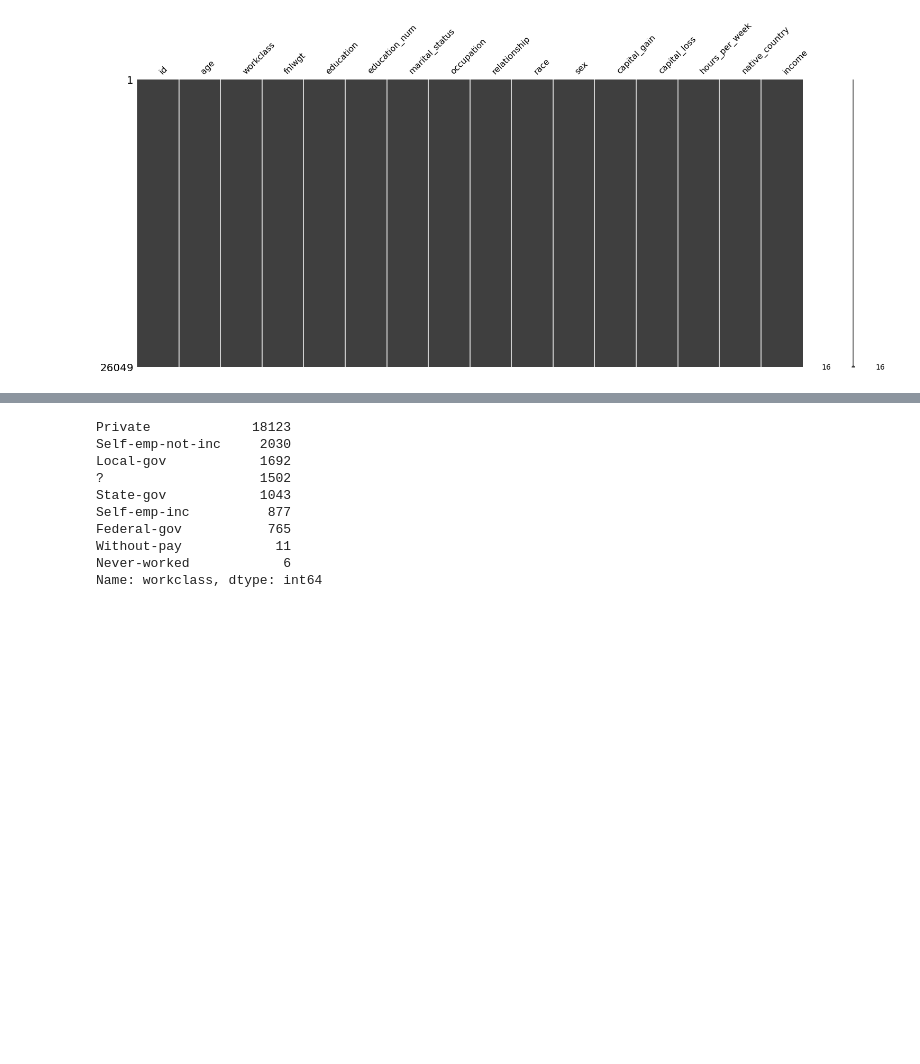
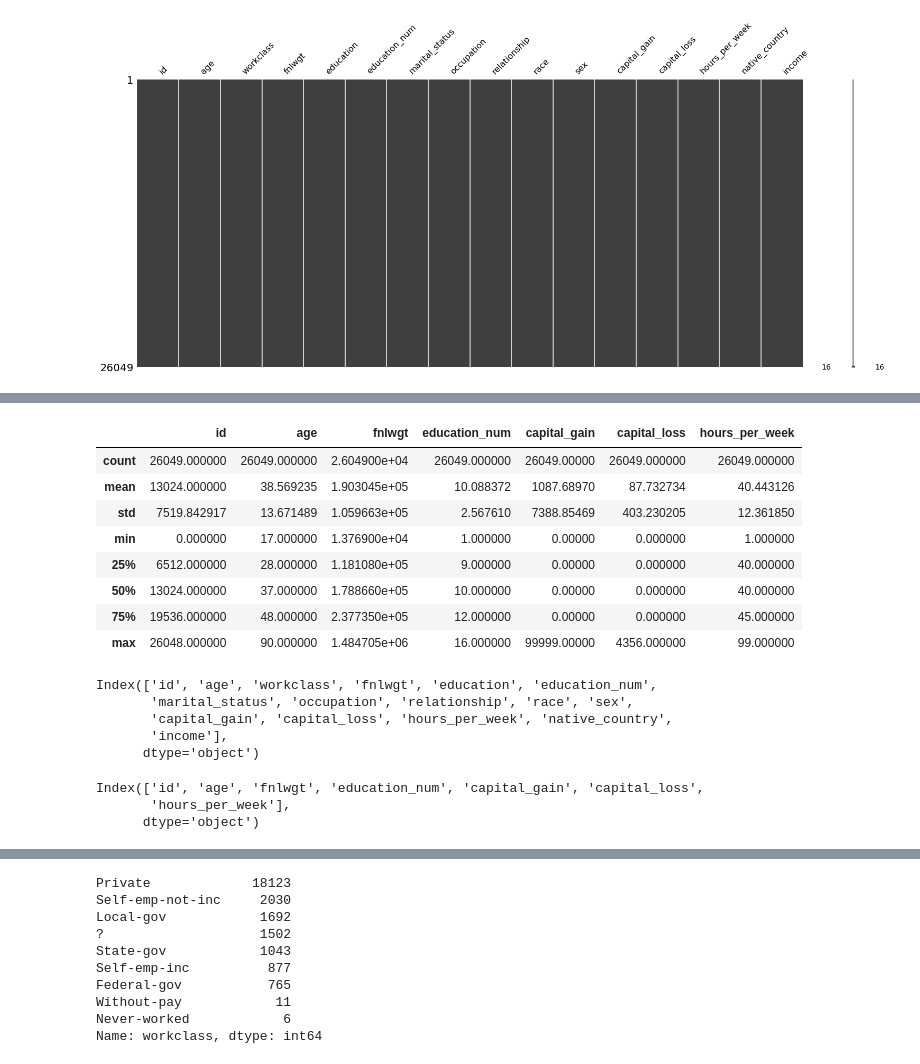
Before and after one commit to gon2gon2/study, a Jupyter notebook: Tacademy/kaggle/gon2gon2.ipynb, the cells around one changed output, grey strips where cells are left out. Drawn from its saved outputs; the diff is of its cells as text; code cells hidden in the pictures; blank space fills up the shorter version.

```diff
--- a/Tacademy/kaggle/gon2gon2.ipynb
+++ b/Tacademy/kaggle/gon2gon2.ipynb
@@ -21,0 +10,4 @@ sample = pd.read_csv('/kaggle/input/kakr-4th-competition/sample_submission.csv')
+# %%
+path = '/content'
+f_list = os.listdir(path)
+print(f_list)
@@ -22,3 +16,7 @@ sample = pd.read_csv('/kaggle/input/kakr-4th-competition/sample_submission.csv')
+# %%
+train = pd.read_csv(os.path.join(path,f_list[1]))
+test = pd.read_csv(os.path.join(path,f_list[2]))
+sample = pd.read_csv(os.path.join(path,f_list[3]))
 # %%
 display(train.head())
 display(test.head())
@@ -70,0 +73,3 @@ msno.matrix(train)
+# %%
+train.loc[train['income']=='>50K', 'income'] = 1
+train.loc[train['income']=='<=50K', 'income'] = 0
@@ -70,0 +85,26 @@ msno.matrix(train)
+# %%
+train.describe()
+# %% [output]
+|  | id | age | fnlwgt | education_num | capital_gain | capital_loss | hours_per_week |
+| count | 26049.000000 | 26049.000000 | 2.604900e+04 | 26049.000000 | 26049.00000 | 26049.000000 | 26049.000000 |
+| mean | 13024.000000 | 38.569235 | 1.903045e+05 | 10.088372 | 1087.68970 | 87.732734 | 40.443126 |
+| std | 7519.842917 | 13.671489 | 1.059663e+05 | 2.567610 | 7388.85469 | 403.230205 | 12.361850 |
+| min | 0.000000 | 17.000000 | 1.376900e+04 | 1.000000 | 0.00000 | 0.000000 | 1.000000 |
+| 25% | 6512.000000 | 28.000000 | 1.181080e+05 | 9.000000 | 0.00000 | 0.000000 | 40.000000 |
+| 50% | 13024.000000 | 37.000000 | 1.788660e+05 | 10.000000 | 0.00000 | 0.000000 | 40.000000 |
+| 75% | 19536.000000 | 48.000000 | 2.377350e+05 | 12.000000 | 0.00000 | 0.000000 | 45.000000 |
+| max | 26048.000000 | 90.000000 | 1.484705e+06 | 16.000000 | 99999.00000 | 4356.000000 | 99.000000 |
+# %%
+train.columns
+# %% [output]
+Index(['id', 'age', 'workclass', 'fnlwgt', 'education', 'education_num',
+       'marital_status', 'occupation', 'relationship', 'race', 'sex',
+       'capital_gain', 'capital_loss', 'hours_per_week', 'native_country',
+       'income'],
+      dtype='object')
+# %%
+train.describe().columns
+# %% [output]
+Index(['id', 'age', 'fnlwgt', 'education_num', 'capital_gain', 'capital_loss',
+       'hours_per_week'],
+      dtype='object')
```
Also changed, not shown: parts of 24 cells of this notebook, 4 other files.
